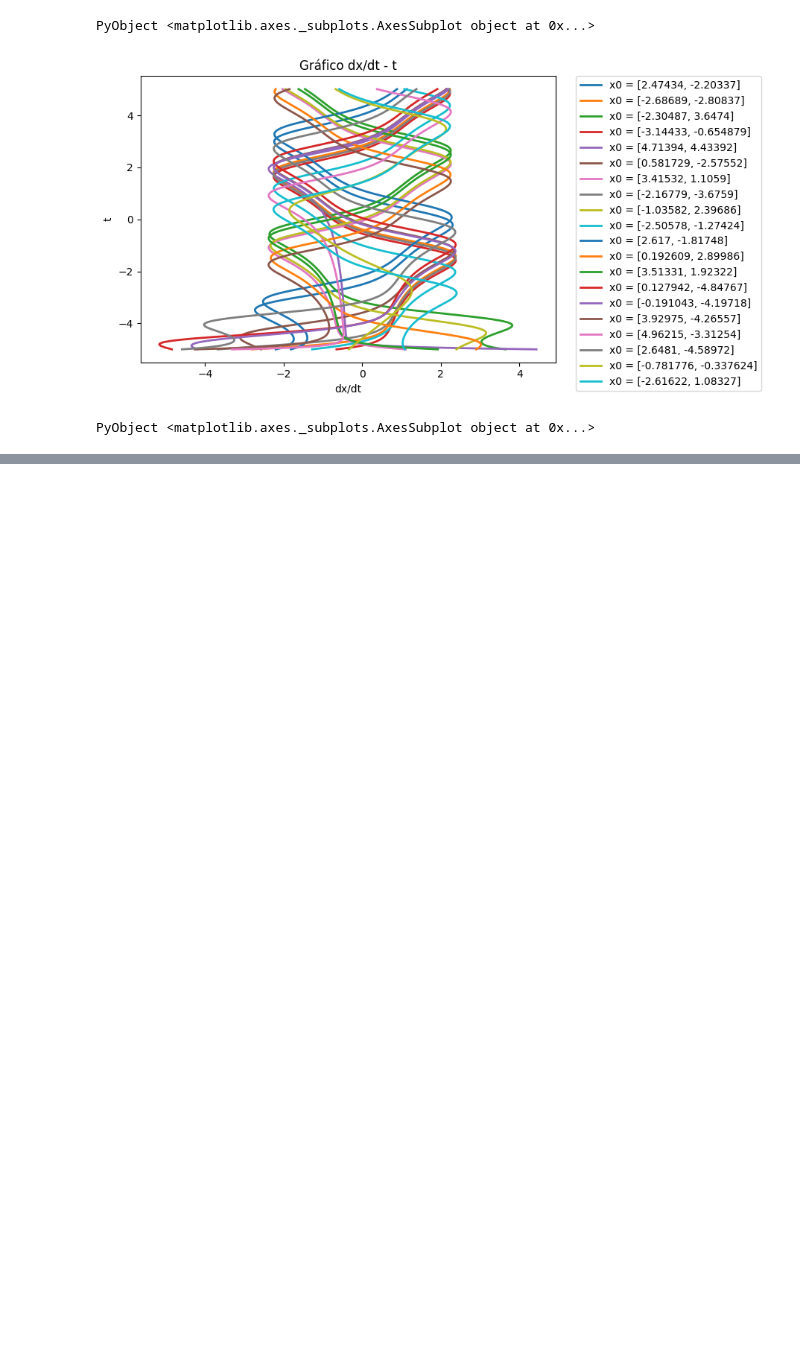
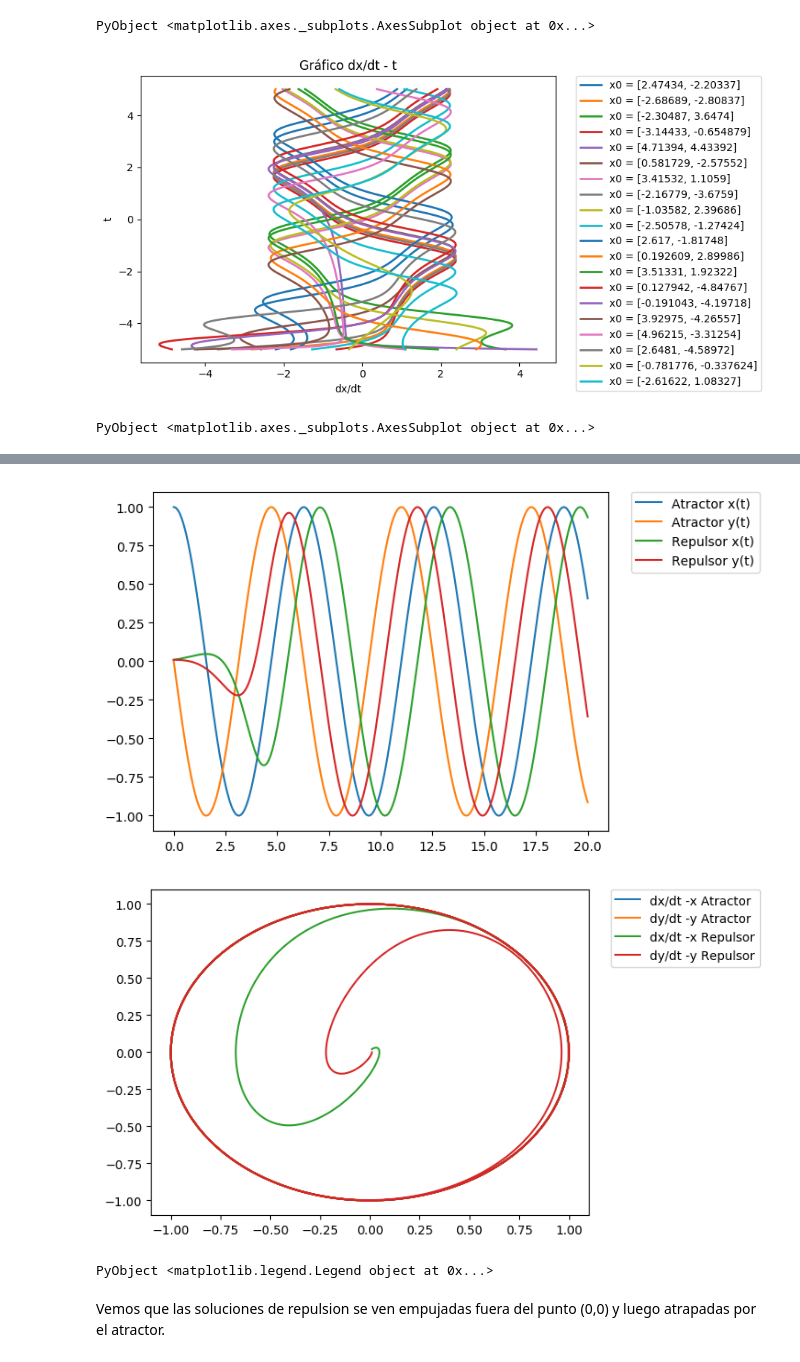
Before and after one commit to walup/Fisica_Computacional_Legaria_Pe-a, a Jupyter notebook: Tarea_14.ipynb, the cells around one changed output, grey strips where cells are left out. Cells and saved outputs as stored; diff of their text form; code cells hidden in the pictures; blank space fills up the shorter version.

```diff
--- a/Tarea_14.ipynb
+++ b/Tarea_14.ipynb
@@ -268,0 +360,37 @@ PyObject <matplotlib.axes._subplots.AxesSubplot object at 0x...>
+# %%
+#=En primer lugar veamos el repulsor y el atractor que nos piden=#
+
+f(x,t) = [x[1]+x[2]-x[1]*(x[1]^2 +x[2]^2),x[2]-x[1]-x[2]*(x[1]^2 +x[2]^2)]
+solucionRepulsion = rungeKutta4(f,0,20,[0.01,0.01],0.01)
+solucionAtraccion = rungeKutta4(f,0,20,[1,0],0.01)
+
+derivadaRepulsion = f.(solucionRepulsion[2],0)
+derivadaAtraccion = f.(solucionAtraccion[2],0)
+xCord(x) = x[1]
+yCord(x) = x[2]
+
+using PyPlot
+plt = PyPlot
+#=Se grafican las soluciones respecto al tiempo de los atractores y repulsores=#
+plt.figure()
+plt.plot(solucionAtraccion[1],xCord.(solucionAtraccion[2]),label = "Atractor x(t)")
+plt.plot(solucionAtraccion[1],yCord.(solucionAtraccion[2]),label = "Atractor y(t)")
+plt.plot(solucionRepulsion[1],xCord.(solucionRepulsion[2]),label = "Repulsor x(t)")
+plt.plot(solucionRepulsion[1],yCord.(solucionRepulsion[2]),label = "Repulsor y(t)")
+plt.show()
+    legend(bbox_to_anchor=[1.05,1],loc=2,borderaxespad=0)
+#=Se grafican los diagramas fase de los atractores y los repulsores. =#
+plt.figure()
+plt.plot(xCord.(solucionAtraccion[2]),xCord.(derivadaAtraccion),label = "dx/dt -x Atractor")
+plt.plot(yCord.(solucionAtraccion[2]),yCord.(derivadaAtraccion),label = "dy/dt -y Atractor")
+plt.plot(xCord.(solucionRepulsion[2]),xCord.(derivadaRepulsion),label = "dx/dt -x Repulsor")
+plt.plot(yCord.(solucionRepulsion[2]),yCord.(derivadaRepulsion),label = "dy/dt -y Repulsor")
+plt.show()
+
+    legend(bbox_to_anchor=[1.05,1],loc=2,borderaxespad=0)
+# %% [output]
+[figure, added]
+[figure, added]
+PyObject <matplotlib.legend.Legend object at 0x...>
+# %% [markdown]
+Vemos que las soluciones de repulsion se ven empujadas fuera del punto (0,0) y luego atrapadas por el atractor.
```
Also changed, not shown: parts of 6 cells of this notebook.
